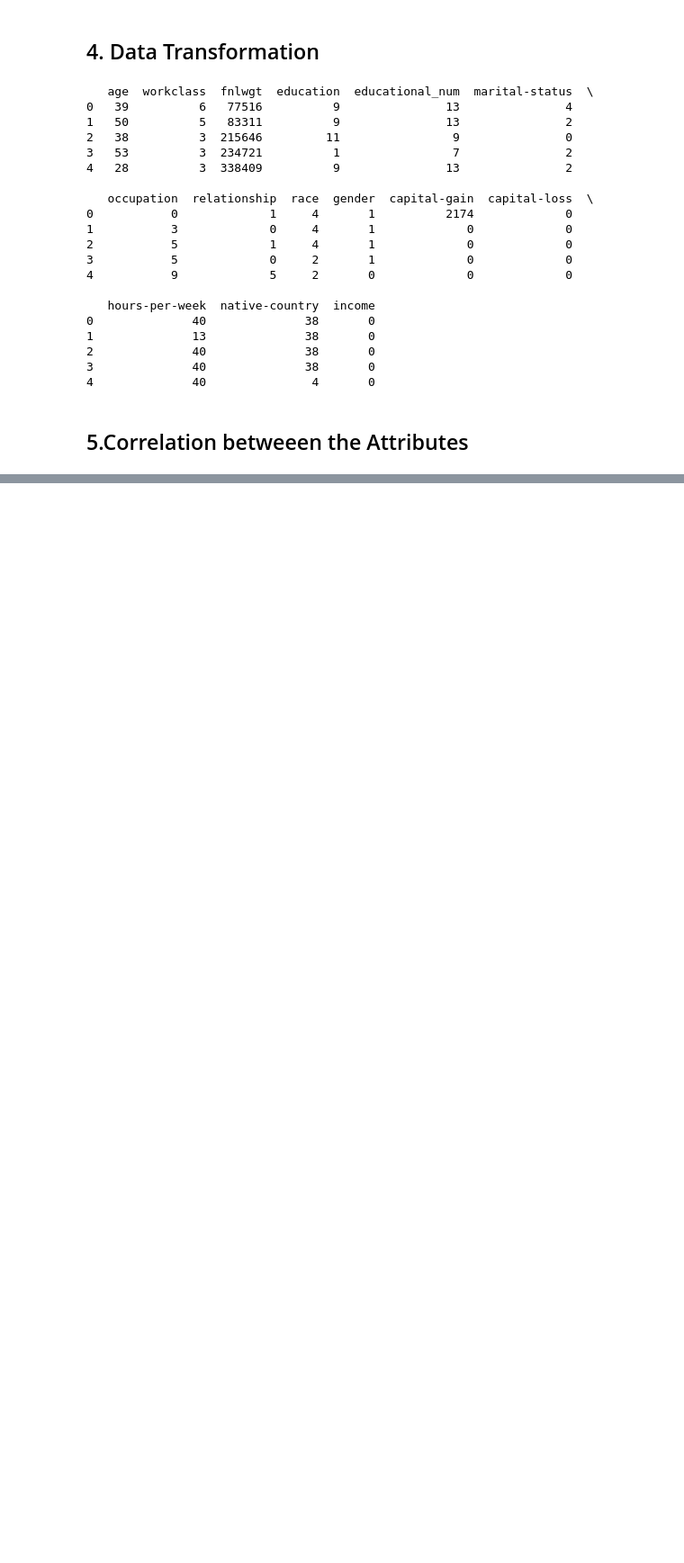
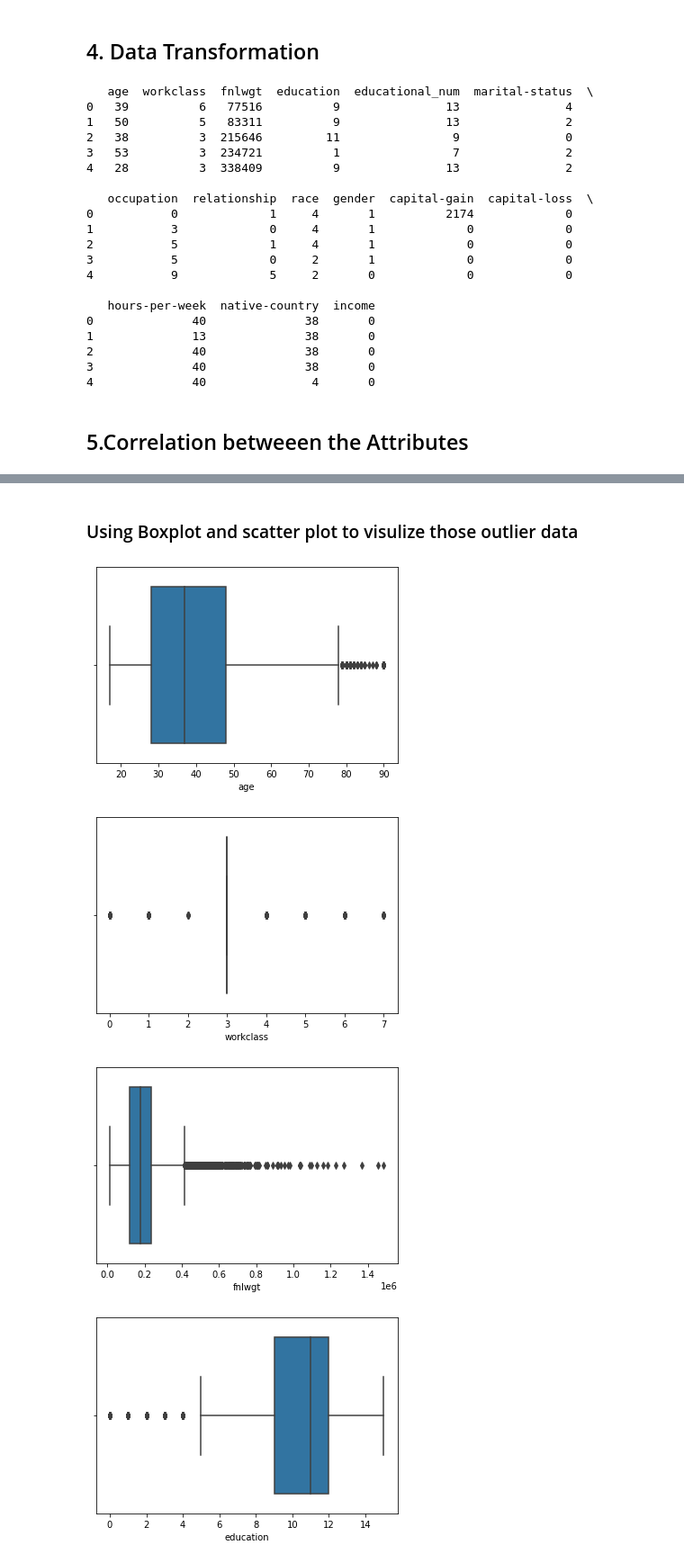
Before and after one commit to AlinZohari/ML-Adult, a Jupyter notebook: Data Exploration_Visualisation.ipynb, the cells around one changed output, grey strips where cells are left out. Shown at 90% size. Cells and saved outputs as stored; diff of their text form; code cells hidden in the pictures; blank space fills up the shorter version.

Commit message:
outliers filtering
Added code for calculating outliers and removing outliers

```diff
--- a/Data Exploration_Visualisation.ipynb
+++ b/Data Exploration_Visualisation.ipynb
@@ -414,0 +417,37 @@ plt.show()
+# %% [markdown]
+### Using Boxplot and scatter plot to visulize those outlier data
+# %%
+import seaborn as sns
+sns.boxplot(data_train['age'])
+plt.show()
+sns.boxplot(data_train['workclass'])
+plt.show()
+sns.boxplot(data_train['fnlwgt'])
+plt.show()
+sns.boxplot(data_train['education'])
+plt.show()
+sns.boxplot(data_train['educational_num'])
+plt.show()
+sns.boxplot(data_train['marital-status'])
+plt.show()
+sns.boxplot(data_train['occupation'])
+plt.show()
+sns.boxplot(data_train['relationship'])
+plt.show()
+sns.boxplot(data_train['race'])
+plt.show()
+sns.boxplot(data_train['gender'])
+plt.show()
+sns.boxplot(data_train['capital-gain'])
+plt.show()
+sns.boxplot(data_train['capital-loss'])
+plt.show()
+sns.boxplot(data_train['hours-per-week'])
+plt.show()
+sns.boxplot(data_train['native-country'])
+plt.show()
+# %% [output]
+[figure, added]
+[figure, added]
+[figure, added]
+[figure, added]
```
Also changed, not shown: parts of 14 cells of this notebook.
